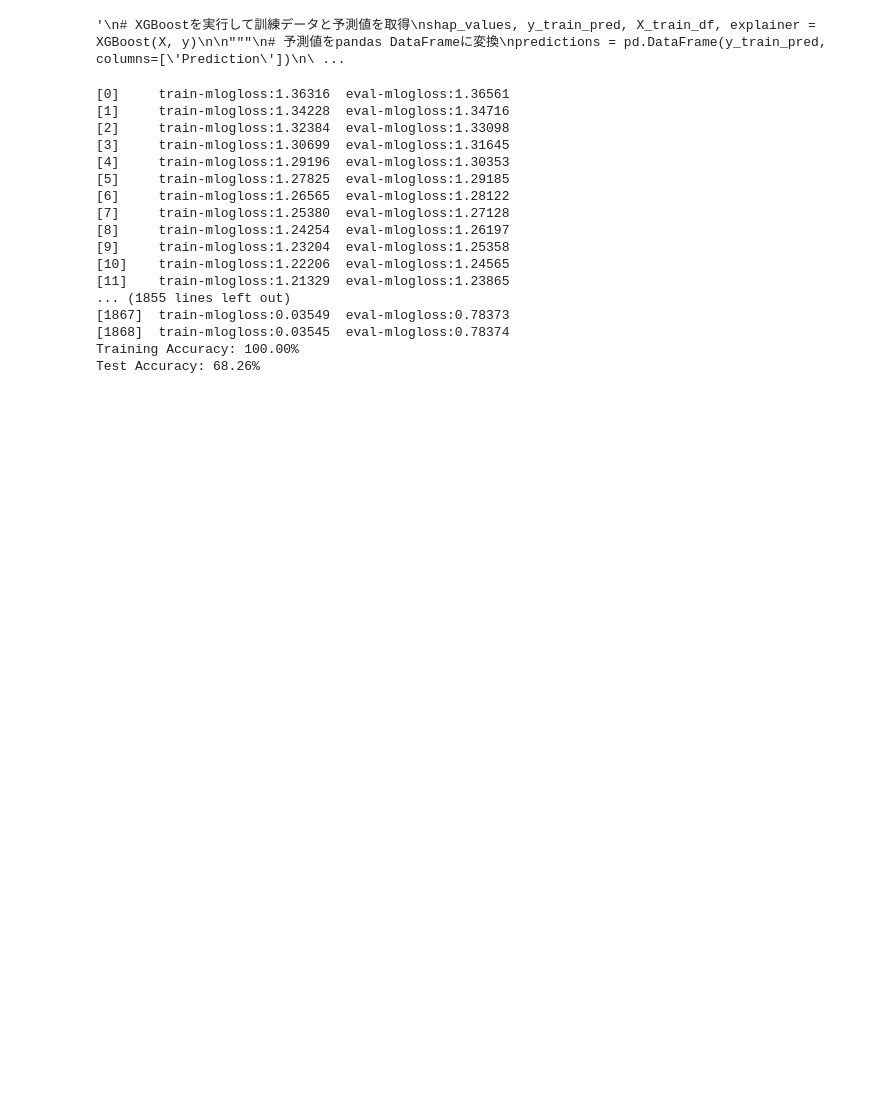
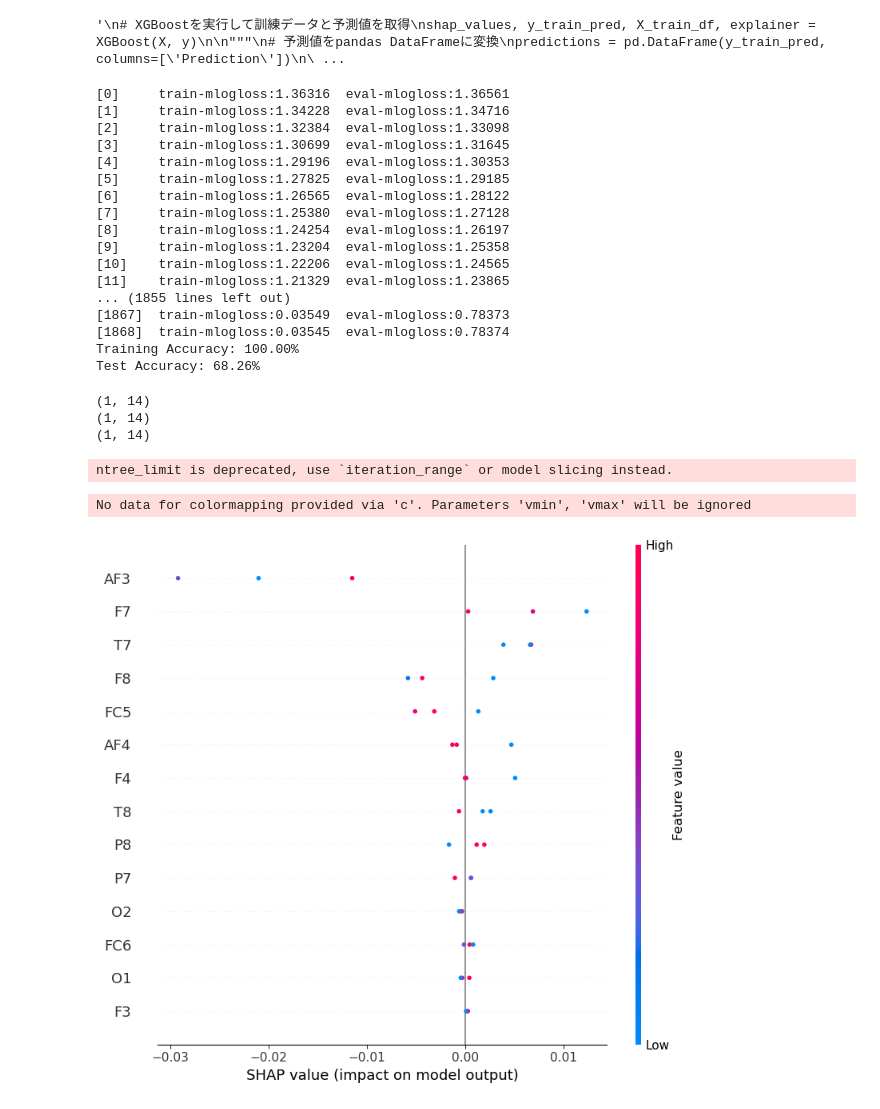
Before and after one commit to HayatoYokomizo/EEG_pain, a Jupyter notebook: DetectEEG_pain_test/Model_XGBoost.ipynb, the cells around one changed output. Drawn from its saved outputs; the diff is of its cells as text; code cells hidden in the pictures; blank space fills up the shorter version.

Commit message:
add PainData

```diff
--- a/DetectEEG_pain_test/Model_XGBoost.ipynb
+++ b/DetectEEG_pain_test/Model_XGBoost.ipynb
@@ -311,0 +270,32 @@ for i in range(count_label):
+# %%
+#SHAP(bst, X_train_df)
+# SHAP値を計算 (バッチ処理)
+explainer = shap.TreeExplainer(bst)
+batch_size = 1  # バッチサイズの設定
+shap_values = []
+
+y_train_df = pd.DataFrame(y_train, columns=column_names)
+# バッチごとにSHAP値を計算
+for i in range(0, 3, batch_size): #X_train_df.shape[0]
+    batch_start = i
+    batch_end = min(i + batch_size, X_train_df.shape[0])
+    batch = X_train_df.iloc[batch_start:batch_end]
+    batch_y = y_train_df.iloc[batch_start:batch_end]
+    print(batch.shape)
+    shap_values.append(explainer.shap_values(batch,batch_y,tree_limit=2,check_additivity=False))
+
+#一つのリストに結合
+shap_values = np.concatenate(shap_values, axis=0)
+
+# SHAP値をプロット
+#shap.summary_plot(shap_values, X_train_df, max_display=X_train_df.shape[1])
+# %% [output]
+(1, 14)
+(1, 14)
+(1, 14)
+ntree_limit is deprecated, use `iteration_range` or model slicing instead.
+# %%
+shap.summary_plot(shap_values[0], X_train_df[:3])
+# %% [output]
+No data for colormapping provided via 'c'. Parameters 'vmin', 'vmax' will be ignored
+[figure, added]
```
Also changed, not shown: parts of 3 cells of this notebook, 3 other files.
